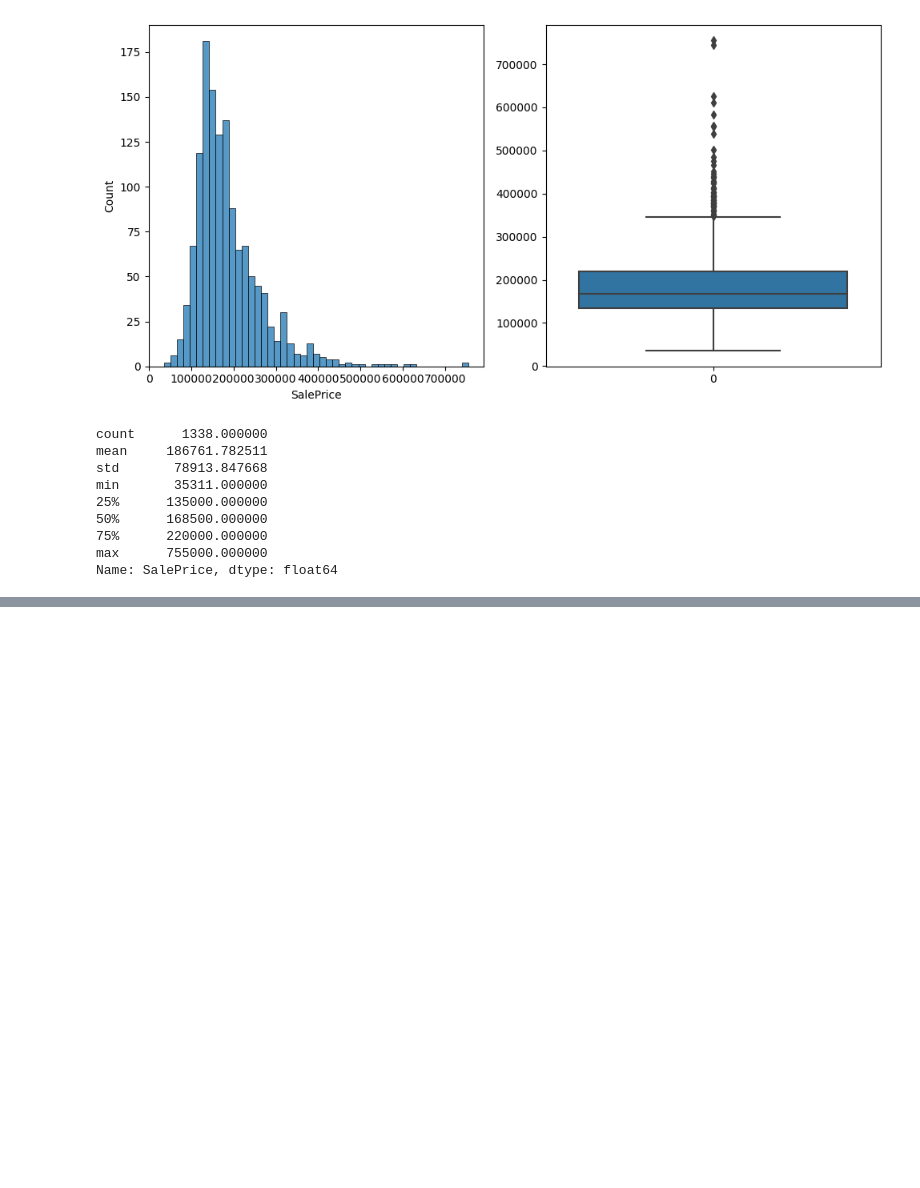
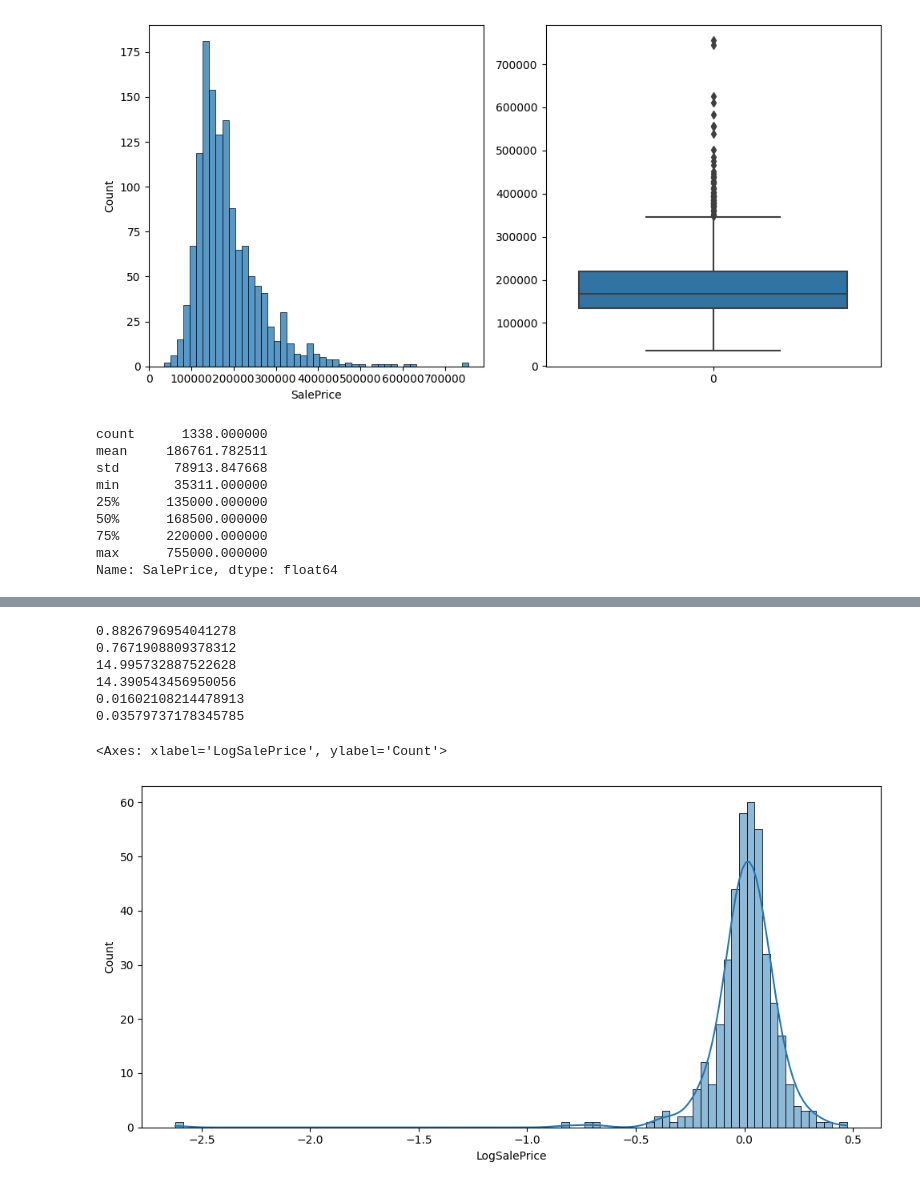
Before and after one commit to porechajp/advanced_regression, a Jupyter notebook: housing_price_advreg.ipynb, the cells around one changed output, grey strips where cells are left out. Saved outputs shown, nothing was run; the diff lists cells and outputs as text; code cells hidden in the pictures; blank space fills up the shorter version.

```diff
--- a/housing_price_advreg.ipynb
+++ b/housing_price_advreg.ipynb
@@ -573,0 +1104,6 @@ housing_cleaned[num_category_cols].head()
+# %%
+alpha = 0.001
+
+lasso = Lasso(alpha=alpha)
+
+lasso.fit(X_m1_train, y_m1_train)
@@ -573,0 +1127,43 @@ housing_cleaned[num_category_cols].head()
+# %%
+# Lets calculate some metrics such as R2 score, RSS and RMSE
+
+y_m1_pred_train = lasso.predict(X_m1_train)
+y_m1_pred_test = lasso.predict(X_m1_test)
+
+metric3 = []
+r2_train_lr = r2_score(y_m1_train, y_m1_pred_train)
+print(r2_train_lr)
+metric3.append(r2_train_lr)
+
+r2_test_lr = r2_score(y_m1_test, y_m1_pred_test)
+print(r2_test_lr)
+metric3.append(r2_test_lr)
+
+rss1_lr = np.sum(np.square(y_m1_train - y_m1_pred_train))
+print(rss1_lr)
+metric3.append(rss1_lr)
+
+rss2_lr = np.sum(np.square(y_m1_test - y_m1_pred_test))
+print(rss2_lr)
+metric3.append(rss2_lr)
+
+mse_train_lr = mean_squared_error(y_m1_train, y_m1_pred_train)
+print(mse_train_lr)
+metric3.append(mse_train_lr**0.5)
+
+mse_test_lr = mean_squared_error(y_m1_test, y_m1_pred_test)
+print(mse_test_lr)
+metric3.append(mse_test_lr**0.5)
+# %% [output]
+0.8826796954041278
+0.7671908809378312
+14.995732887522628
+14.390543456950056
+0.01602108214478913
+0.03579737178345785
+# %%
+res = y_m1_test - y_m1_pred_test
+sns.histplot(res,kde=True)
+# %% [output]
+<Axes: xlabel='LogSalePrice', ylabel='Count'>
+[figure, added]
```
Also changed, not shown: parts of 106 cells of this notebook.
